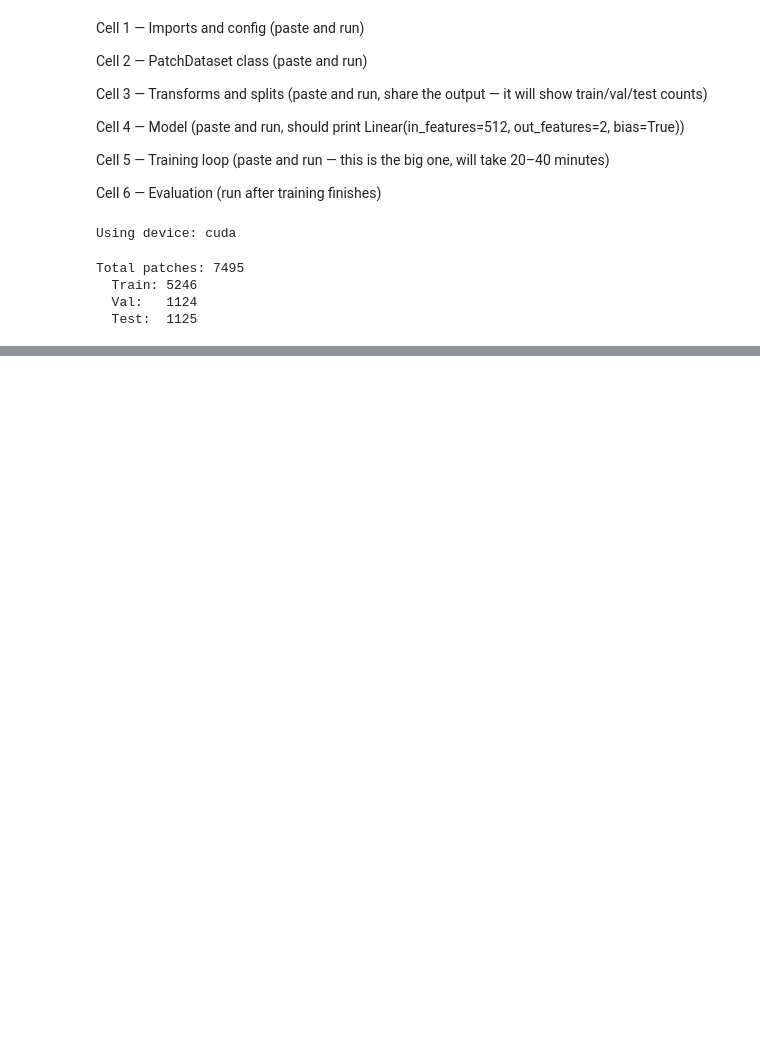
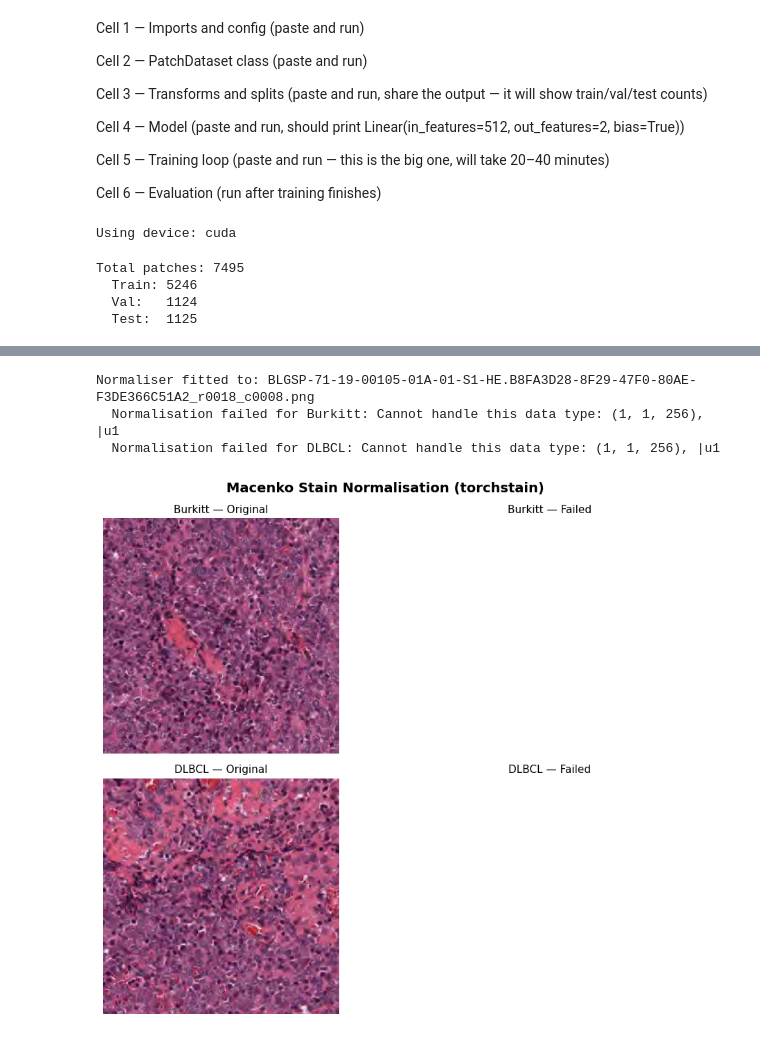
Before and after one commit to minabeigi2026-ship-it/LymphomaClassifier, a Jupyter notebook: Training.ipynb, the cells around one changed output, grey strips where cells are left out. Cells and saved outputs as stored; diff of their text form; code cells hidden in the pictures; blank space fills up the shorter version.

```diff
--- a/Training.ipynb
+++ b/Training.ipynb
@@ -270,0 +536,62 @@ plt.show()
+# %%
+# Step 2 — Test torchstain on one patch from each class
+import torchstain
+import torch
+from PIL import Image
+import matplotlib.pyplot as plt
+from torchvision import transforms
+import os
+
+# torchstain expects tensors in range [0, 255]
+to_tensor = transforms.Compose([
+    transforms.ToTensor(),
+    transforms.Lambda(lambda x: x * 255)
+])
+
+# Pick reference patch from training set — a clean well-stained burkitt patch
+reference_path = train_samples[0][0]
+reference_image = Image.open(reference_path).convert("RGB")
+reference_tensor = to_tensor(reference_image)
+
+# Fit normaliser to reference
+normalizer = torchstain.normalizers.MacenkoNormalizer(backend="torch")
+normalizer.fit(reference_tensor)
+print(f"Normaliser fitted to: {os.path.basename(reference_path)}")
+
+# Test on one burkitt and one dlbcl patch
+burkitt_path = train_samples[50][0]
+dlbcl_path   = [(p, l) for p, l in train_samples if l == 1][50][0]
+
+fig, axes = plt.subplots(2, 2, figsize=(10, 8))
+
+for row, (path, label) in enumerate([(burkitt_path, "Burkitt"), (dlbcl_path, "DLBCL")]):
+    img = Image.open(path).convert("RGB")
+    img_tensor = to_tensor(img)
+
+    try:
+        normalized_tensor, _, _ = normalizer.normalize(img_tensor, stains=False)
+        normalized_img = Image.fromarray(normalized_tensor.byte().permute(1, 2, 0).numpy())
+        norm_failed = False
+    except Exception as e:
+        print(f"  Normalisation failed for {label}: {e}")
+        norm_failed = True
+
+    axes[row, 0].imshow(img)
+    axes[row, 0].set_title(f"{label} — Original", fontsize=11)
+    axes[row, 0].axis("off")
+
+    if not norm_failed:
+        axes[row, 1].imshow(normalized_img)
+        axes[row, 1].set_title(f"{label} — Normalised", fontsize=11)
+    else:
+        axes[row, 1].set_title(f"{label} — Failed", fontsize=11)
+    axes[row, 1].axis("off")
+
+plt.suptitle("Macenko Stain Normalisation (torchstain)", fontsize=14, fontweight="bold")
+plt.tight_layout()
+plt.show()
+# %% [output]
+Normaliser fitted to: BLGSP-71-19-00105-01A-01-S1-HE.B8FA3D28-8F29-47F0-80AE-F3DE366C51A2_r0018_c0008.png
+  Normalisation failed for Burkitt: Cannot handle this data type: (1, 1, 256), |u1
+  Normalisation failed for DLBCL: Cannot handle this data type: (1, 1, 256), |u1
+[figure, added]
```
Also changed, not shown: parts of 12 cells of this notebook.
